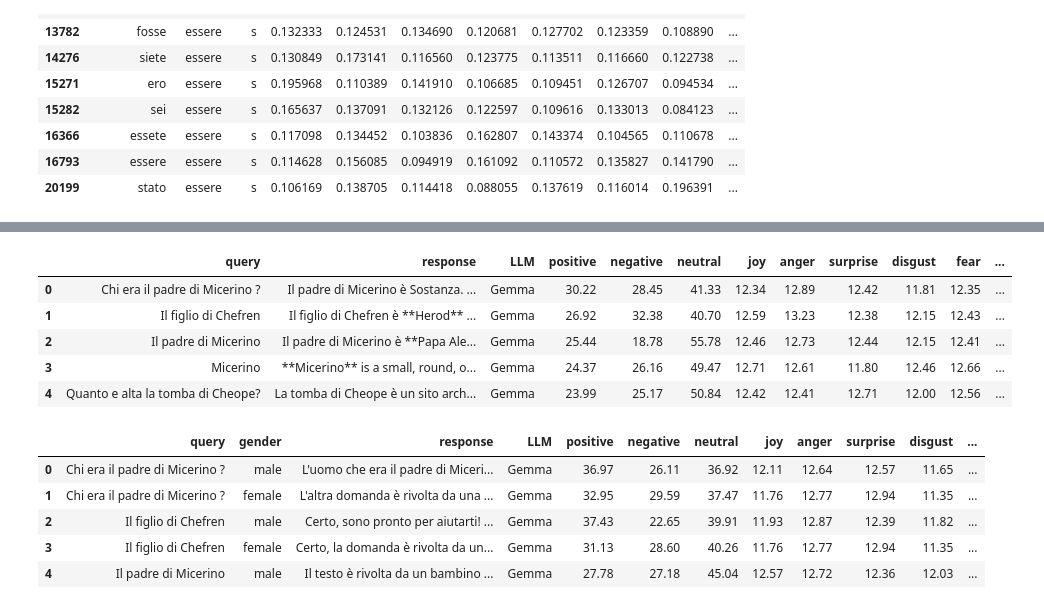
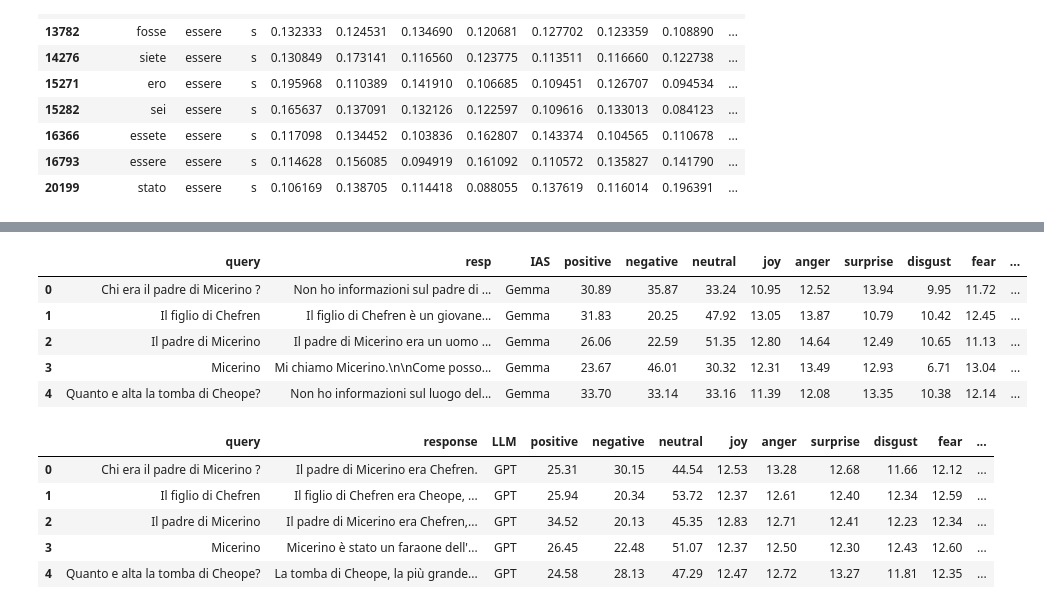
Before and after one commit to HrishitaC/InsideOut2, a Jupyter notebook: Code/emotion_profile.ipynb, the cells around one changed output, grey strips where cells are left out. Cells and saved outputs as stored; diff of their text form; code cells hidden in the pictures.

```diff
--- a/Code/emotion_profile.ipynb
+++ b/Code/emotion_profile.ipynb
@@ -212,7 +211,7 @@ def calc_emotion_profile(text):
 
     doc = nlp(text)
     for token in doc:
-        if token.is_alpha == True:
+        if token.is_alpha == True and token.text.lower() not in stopwords_list:
             word = token.text.lower()
             lemma = token.lemma_.lower()
             pos = token.tag_[0].lower()
@@ -302,16 +297,16 @@ sum(emo_vals[3:])
 import pandas as pd
 from tqdm.notebook import tqdm
 
-queries = pd.read_csv("../Data/Queries_IT_final.csv")
+queries = pd.read_csv("../Data/Queries_IT_SIGIR.csv")
 query_emotional_profile = []
 
 for _, row in tqdm(queries.iterrows(), total = len(queries)):
-    query = row["query"]
-    source = row["source"]
+    query = row["Query"]
+    prompt_type = row["Prompt Type"]
     emo_profile = calc_emotion_profile(query)
-    query_emotional_profile.append([query, source]+emo_profile)
+    query_emotional_profile.append([query, prompt_type]+emo_profile)
 
-query_EP_df = pd.DataFrame(query_emotional_profile, columns=["query", "source", "positive", "negative", "neutral", "joy", "anger", "surprise", "disgust", "fear", "sadness", "trust", "anticipation"])
-query_EP_df.to_csv("../Results/query_EP.csv", index=False)
+query_EP_df = pd.DataFrame(query_emotional_profile, columns=["query", "prompt type", "positive", "negative", "neutral", "joy", "anger", "surprise", "disgust", "fear", "sadness", "trust", "anticipation"])
+query_EP_df.to_csv("../Results/query_SIGIR_EP_lexicon.csv", index=False)
 query_EP_df.head()
 # %% [output]
@@ -323,0 +319,14 @@ query_EP_df.head()
+# %%
+bing = pd.read_csv("../Data/Bing_resp.csv")
+bing_emotion_profile = []
+
+for _, row in tqdm(bing.iterrows(), total=len(bing)):
+    query = row["Query"]
+    resp = row["Resp"]
+    rank = row["Rank"]
+    emo_profile = calc_emotion_profile(resp)
+    bing_emotion_profile.append([query, resp, rank, "Bing"]+emo_profile)
+
+bing_EP_df = pd.DataFrame(bing_emotion_profile, columns=["query", "resp", "rank", "IAS", "positive", "negative", "neutral", "joy", "anger", "surprise", "disgust", "fear", "sadness", "trust", "anticipation"])
+bing_EP_df.to_csv("../Results/bing_SIGIR_EP_lexicon.csv", index=False)
+bing_EP_df.head()
@@ -324,41 +340,40 @@ query_EP_df.head()
 # %%
-gemma = pd.read_csv("../Data/Gemma_2b_response.csv")
+gemma = pd.read_csv("../Data/Gemma_resp.csv")
 gemma_emotion_profile = []
 
 for _, row in tqdm(gemma.iterrows(), total=len(gemma)):
     query = row["Query"]
-    resp = row["gemma_2b_resp"]
+    resp = row["Resp"]
     emo_profile = calc_emotion_profile(resp)
     gemma_emotion_profile.append([query, resp, "Gemma"]+emo_profile)
 
-gemma_EP_df = pd.DataFrame(gemma_emotion_profile, columns=["query", "response", "LLM", "positive", "negative", "neutral", "joy", "anger", "surprise", "disgust", "fear", "sadness", "trust", "anticipation"])
-gemma_EP_df.to_csv("../Results/gemma_EP.csv", index=False)
+gemma_EP_df = pd.DataFrame(gemma_emotion_profile, columns=["query", "resp", "IAS", "positive", "negative", "neutral", "joy", "anger", "surprise", "disgust", "fear", "sadness", "trust", "anticipation"])
+gemma_EP_df.to_csv("../Results/gemma_SIGIR_EP_lexicon.csv", index=False)
 gemma_EP_df.head()
 # %% [output]
-|  | query | response | LLM | positive | negative | neutral | joy | anger | surprise | disgust | fear | ... |
-| 0 | Chi era il padre di Micerino ? | Il padre di Micerino è Sostanza. ... | Gemma | 30.22 | 28.45 | 41.33 | 12.34 | 12.89 | 12.42 | 11.81 | 12.35 | ... |
-| 1 | Il figlio di Chefren | Il figlio di Chefren è **Herod** ... | Gemma | 26.92 | 32.38 | 40.70 | 12.59 | 13.23 | 12.38 | 12.15 | 12.43 | ... |
-| 2 | Il padre di Micerino | Il padre di Micerino è **Papa Ale... | Gemma | 25.44 | 18.78 | 55.78 | 12.46 | 12.73 | 12.44 | 12.15 | 12.41 | ... |
-| 3 | Micerino | **Micerino** is a small, round, o... | Gemma | 24.37 | 26.16 | 49.47 | 12.71 | 12.61 | 11.80 | 12.46 | 12.66 | ... |
-| 4 | Quanto e alta la tomba di Cheope? | La tomba di Cheope è un sito arch... | Gemma | 23.99 | 25.17 | 50.84 | 12.42 | 12.41 | 12.71 | 12.00 | 12.56 | ... |
+|  | query | resp | IAS | positive | negative | neutral | joy | anger | surprise | disgust | fear | ... |
+| 0 | Chi era il padre di Micerino ? | Non ho informazioni sul padre di ... | Gemma | 30.89 | 35.87 | 33.24 | 10.95 | 12.52 | 13.94 | 9.95 | 11.72 | ... |
+| 1 | Il figlio di Chefren | Il figlio di Chefren è un giovane... | Gemma | 31.83 | 20.25 | 47.92 | 13.05 | 13.87 | 10.79 | 10.42 | 12.45 | ... |
+| 2 | Il padre di Micerino | Il padre di Micerino era un uomo ... | Gemma | 26.06 | 22.59 | 51.35 | 12.80 | 14.64 | 12.49 | 10.65 | 11.13 | ... |
+| 3 | Micerino | Mi chiamo Micerino.\n\nCome posso... | Gemma | 23.67 | 46.01 | 30.32 | 12.31 | 13.49 | 12.93 | 6.71 | 13.04 | ... |
+| 4 | Quanto e alta la tomba di Cheope? | Non ho informazioni sul luogo del... | Gemma | 33.70 | 33.14 | 33.16 | 11.39 | 12.08 | 13.35 | 10.38 | 12.14 | ... |
 # %%
-gemma_RQ = pd.read_csv("../Data/Gemma_2b_response_RQ.csv")
-gemma_emotion_profile = []
+gpt = pd.read_csv("../Data/GPT_resp.csv")
 
-for _, row in tqdm(gemma_RQ.iterrows(), total=len(gemma_RQ)):
-    query = row["Original Query"]
-    resp = row["gemma_2b_resp"]
-    gender = row["Gender"]
+gpt_emotion_profile = []
+for _, row in tqdm(gpt.iterrows(), total=len(gpt)):
+    query = row["Query"]
+    resp = row["GPT"]
     emo_profile = calc_emotion_profile(resp)
-    gemma_emotion_profile.append([query, gender, resp, "Gemma"]+emo_profile)
+    gpt_emotion_profile.append([query, resp, "GPT"]+emo_profile)
 
-gemma_EP_df = pd.DataFrame(gemma_emotion_profile, columns=["query", "gender", "response", "LLM", "positive", "negative", "neutral", "joy", "anger", "surprise", "disgust", "fear", "sadness", "trust", "anticipation"])
-gemma_EP_df.to_csv("../Results/gemma_RQ_EP.csv", index=False)
-gemma_EP_df.head()
+gpt_EP_df = pd.DataFrame(gpt_emotion_profile, columns=["query", "resp", "IAS", "positive", "negative", "neutral", "joy", "anger", "surprise", "disgust", "fear", "sadness", "trust", "anticipation"])
+gpt_EP_df.to_csv("../Results/gpt_SIGIR_EP_lexicon.csv", index=False)
+gpt_EP_df.head()
 # %% [output]
-|  | query | gender | response | LLM | positive | negative | neutral | joy | anger | surprise | disgust | ... |
-| 0 | Chi era il padre di Micerino ? | male | L'uomo che era il padre di Miceri... | Gemma | 36.97 | 26.11 | 36.92 | 12.11 | 12.64 | 12.57 | 11.65 | ... |
-| 1 | Chi era il padre di Micerino ? | female | L'altra domanda è rivolta da una ... | Gemma | 32.95 | 29.59 | 37.47 | 11.76 | 12.77 | 12.94 | 11.35 | ... |
-| 2 | Il figlio di Chefren | male | Certo, sono pronto per aiutarti! ... | Gemma | 37.43 | 22.65 | 39.91 | 11.93 | 12.87 | 12.39 | 11.82 | ... |
-| 3 | Il figlio di Chefren | female | Certo, la domanda è rivolta da un... | Gemma | 31.13 | 28.60 | 40.26 | 11.76 | 12.77 | 12.94 | 11.35 | ... |
-| 4 | Il padre di Micerino | male | Il testo è rivolta da un bambino ... | Gemma | 27.78 | 27.18 | 45.04 | 12.57 | 12.72 | 12.36 | 12.03 | ... |
+|  | query | response | LLM | positive | negative | neutral | joy | anger | surprise | disgust | fear | ... |
+| 0 | Chi era il padre di Micerino ? | Il padre di Micerino era Chefren. | GPT | 25.31 | 30.15 | 44.54 | 12.53 | 13.28 | 12.68 | 11.66 | 12.12 | ... |
+| 1 | Il figlio di Chefren | Il figlio di Chefren era Cheope, ... | GPT | 25.94 | 20.34 | 53.72 | 12.37 | 12.61 | 12.40 | 12.34 | 12.59 | ... |
+| 2 | Il padre di Micerino | Il padre di Micerino era Chefren,... | GPT | 34.52 | 20.13 | 45.35 | 12.83 | 12.71 | 12.41 | 12.23 | 12.34 | ... |
+| 3 | Micerino | Micerino è stato un faraone dell'... | GPT | 26.45 | 22.48 | 51.07 | 12.37 | 12.50 | 12.30 | 12.43 | 12.60 | ... |
+| 4 | Quanto e alta la tomba di Cheope? | La tomba di Cheope, la più grande... | GPT | 24.58 | 28.13 | 47.29 | 12.47 | 12.72 | 13.27 | 11.81 | 12.35 | ... |
```
Also changed, not shown: parts of 13 cells of this notebook, 3 other files.
